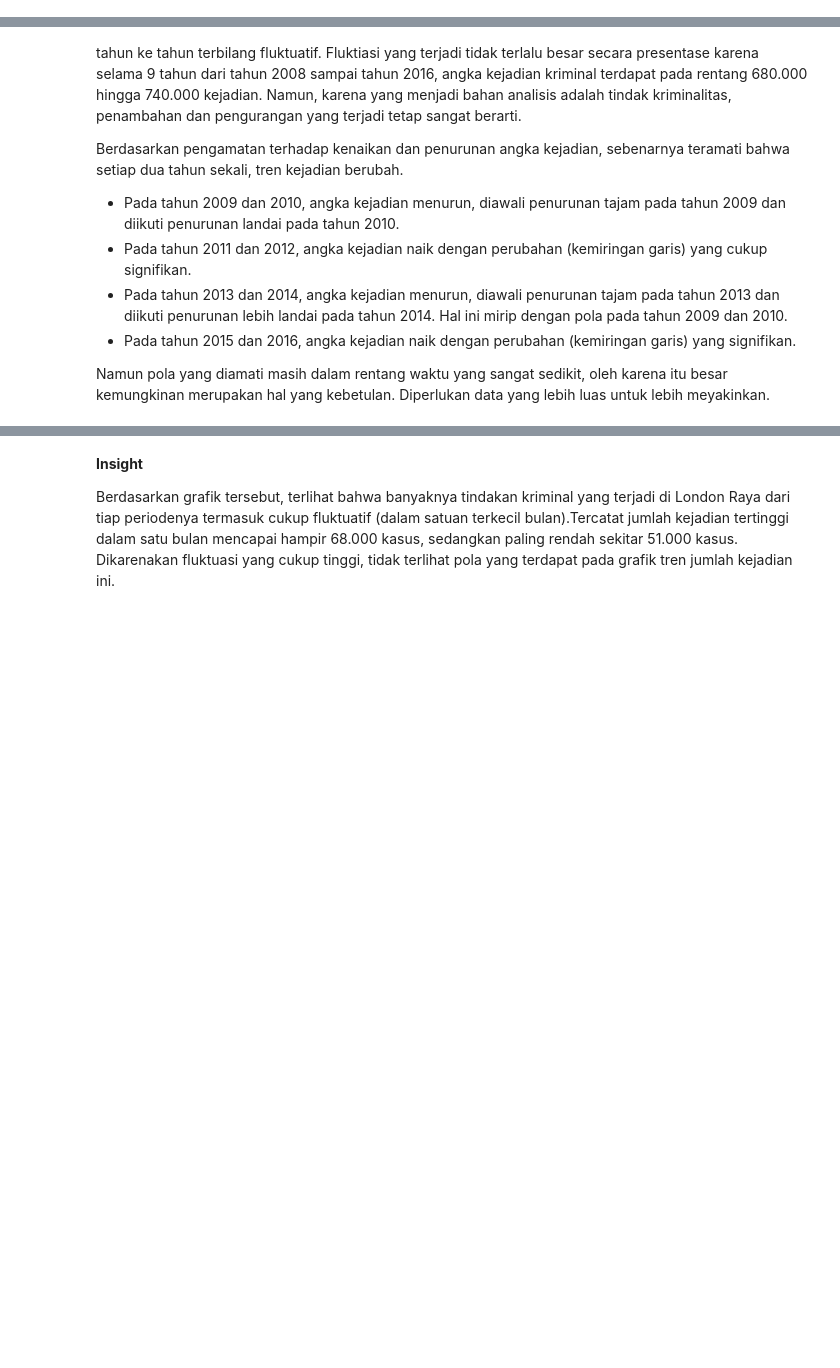
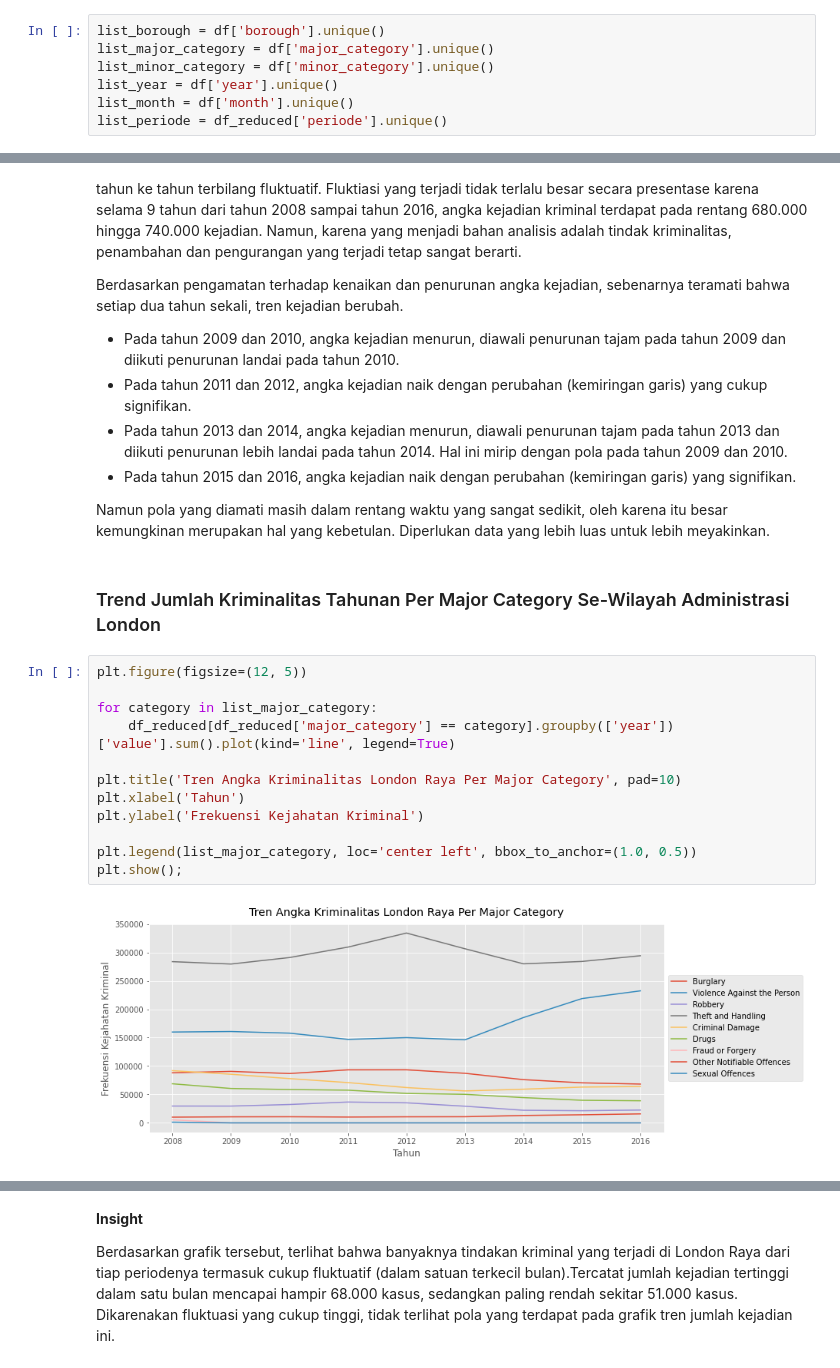
Before and after one commit to aufaf29/london-crime-analysis, a Jupyter notebook: PYTN_Assgn_1_076_Aufa Fadhlurohman.ipynb, the cells around one changed output, grey strips where cells are left out. Drawn from its saved outputs; the diff is of its cells as text; blank space fills up the shorter version.

```diff
--- a/PYTN_Assgn_1_076_Aufa Fadhlurohman.ipynb
+++ b/PYTN_Assgn_1_076_Aufa Fadhlurohman.ipynb
@@ -168,3 +168,10 @@ Reduksi baris berhasil menurunkan jumlah baris menjadi 113 ribu, sehingga kurang
+# %%
+list_borough = df['borough'].unique()
+list_major_category = df['major_category'].unique()
+list_minor_category = df['minor_category'].unique()
+list_year = df['year'].unique()
+list_month = df['month'].unique()
+list_periode = df_reduced['periode'].unique()
 # %% [markdown]
 ## Exploratory Data Analysis
 # %% [markdown]
@@ -205,3 +226,19 @@ Berdasarkan pengamatan terhadap kenaikan dan penurunan angka kejadian, sebenarny
 - Pada tahun 2015 dan 2016, angka kejadian naik dengan perubahan (kemiringan garis) yang signifikan.
 
 Namun pola yang diamati masih dalam rentang waktu yang sangat sedikit, oleh karena itu besar kemungkinan merupakan hal yang kebetulan. Diperlukan data yang lebih luas untuk lebih meyakinkan.
+# %% [markdown]
+### Trend Jumlah Kriminalitas Tahunan Per Major Category Se-Wilayah Administrasi London
+# %%
+plt.figure(figsize=(12, 5))
+
+for category in list_major_category:
+    df_reduced[df_reduced['major_category'] == category].groupby(['year'])['value'].sum().plot(kind='line', legend=True)
+
+plt.title('Tren Angka Kriminalitas London Raya Per Major Category', pad=10)
+plt.xlabel('Tahun')
+plt.ylabel('Frekuensi Kejahatan Kriminal')
+
+plt.legend(list_major_category, loc='center left', bbox_to_anchor=(1.0, 0.5))
+plt.show();
+# %% [output]
+[figure, added]
```
Also changed, not shown: parts of 45 cells of this notebook.
